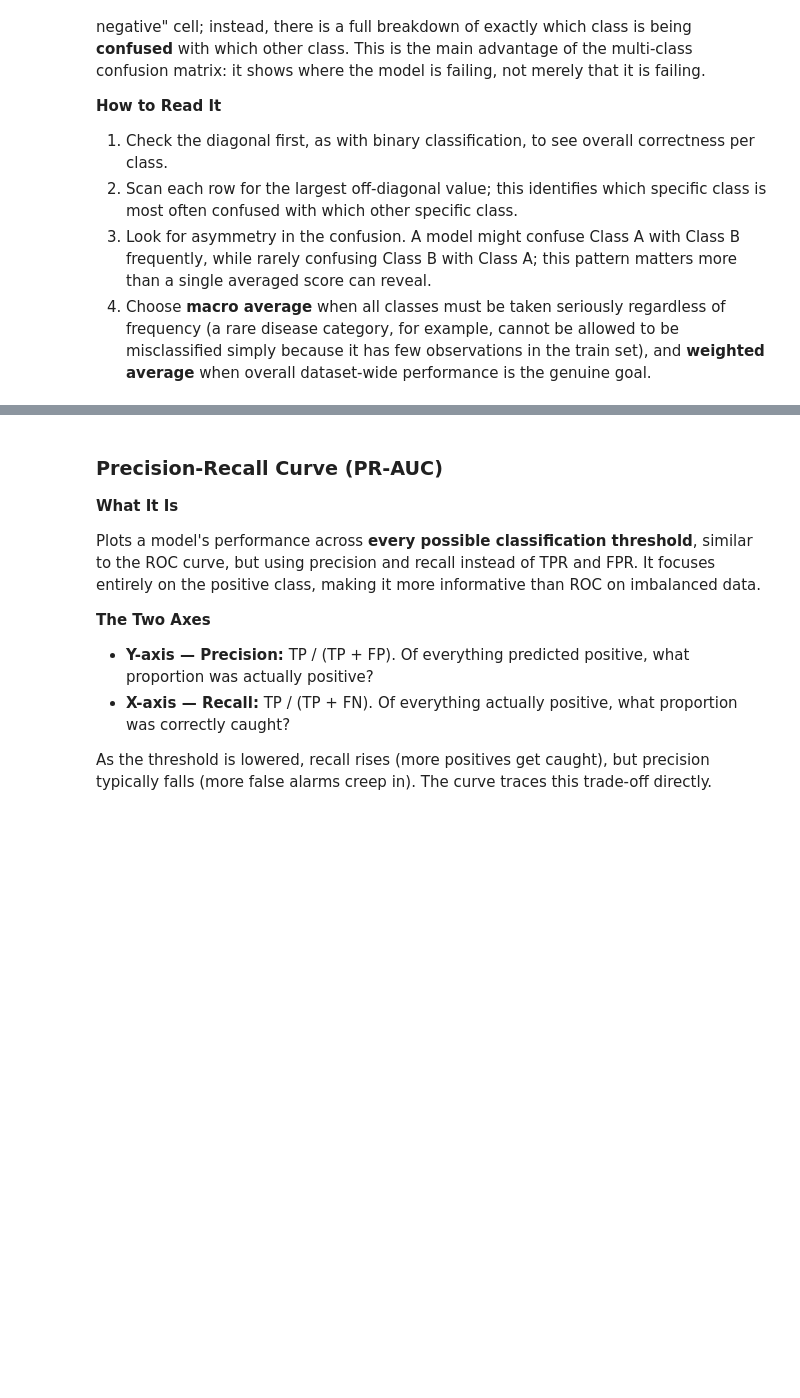
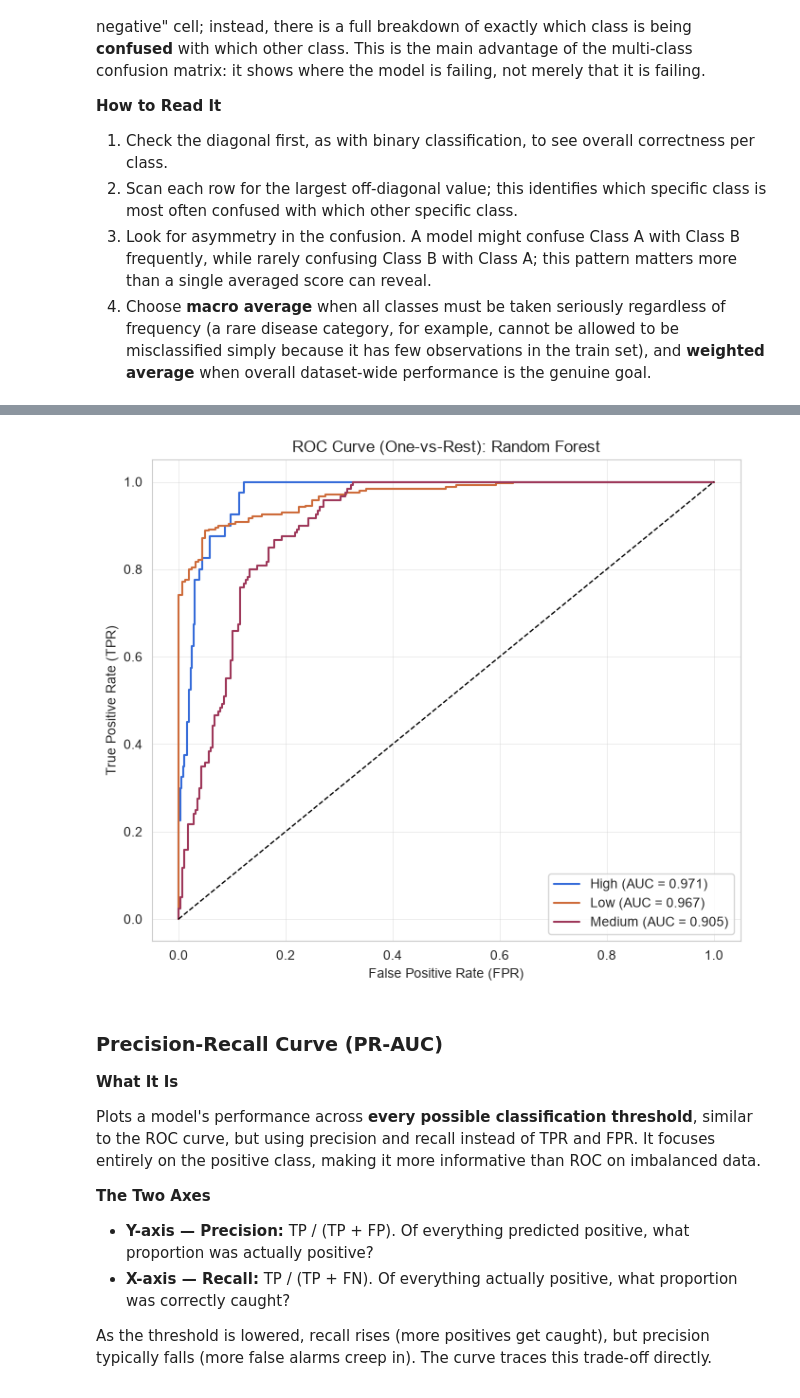
Before and after one commit to Collins1402/RegressionAndClassification, a Jupyter notebook: 2_classification.ipynb, the cells around one changed output, grey strips where cells are left out. Cells and saved outputs as stored; diff of their text form; code cells hidden in the pictures; blank space fills up the shorter version.

```diff
--- a/2_classification.ipynb
+++ b/2_classification.ipynb
@@ -1298,3 +1509,26 @@ plt.show()
+# %%
+from sklearn.preprocessing import label_binarize
+from sklearn.metrics import roc_curve, auc
+
+class_order = list(rf_pipeline.named_steps["model"].classes_)  # matches predict_proba columns
+
+y_test_binarized = label_binarize(y_test, classes=class_order)
+y_pred_rf = rf_pipeline.predict_proba(X_test)
+
+fig, ax = plt.subplots(figsize=(7, 6))
+for i, cls in enumerate(class_order):
+    fpr, tpr, _ = roc_curve(y_test_binarized[:, i], y_pred_rf[:, i])
+    roc_auc = auc(fpr, tpr)
+    ax.plot(fpr, tpr, label=f"{cls} (AUC = {roc_auc:.3f})")
+ax.plot([0, 1], [0, 1], "k--", linewidth=1)
+ax.set_xlabel("False Positive Rate (FPR)")
+ax.set_ylabel("True Positive Rate (TPR)")
+ax.set_title("ROC Curve (One-vs-Rest): Random Forest")
+ax.legend()
+plt.tight_layout()
+plt.show()
+# %% [output]
+[figure, added]
 # %% [markdown]
 ### Precision-Recall Curve (PR-AUC)
 
```
Also changed, not shown: parts of 63 cells of this notebook.
